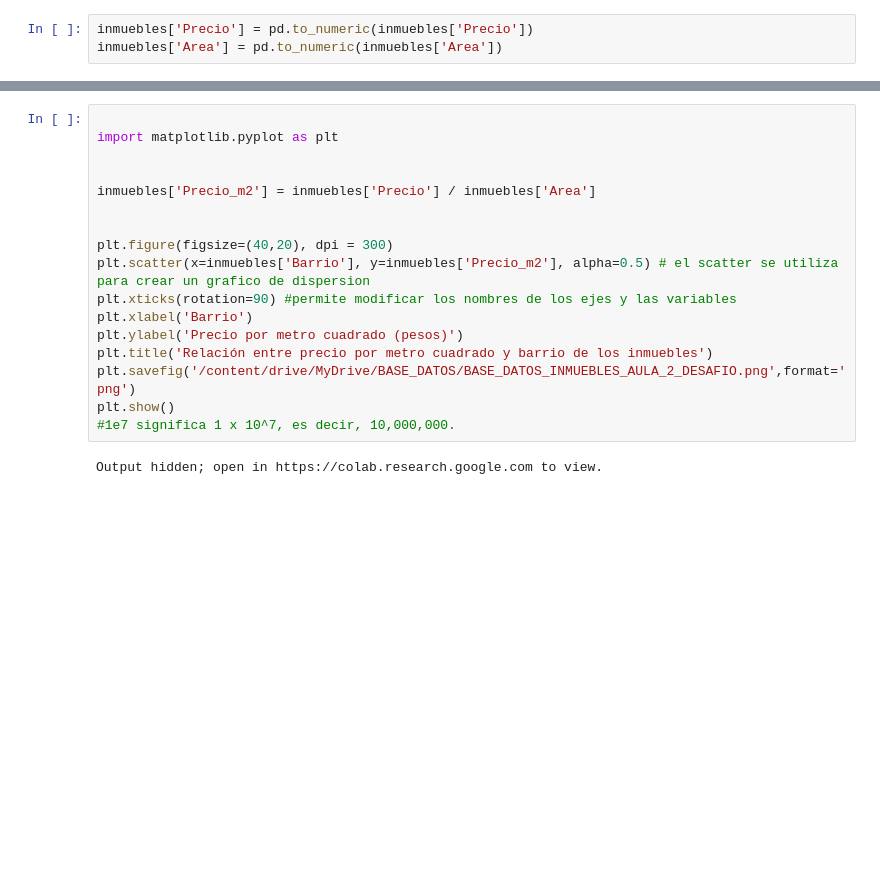
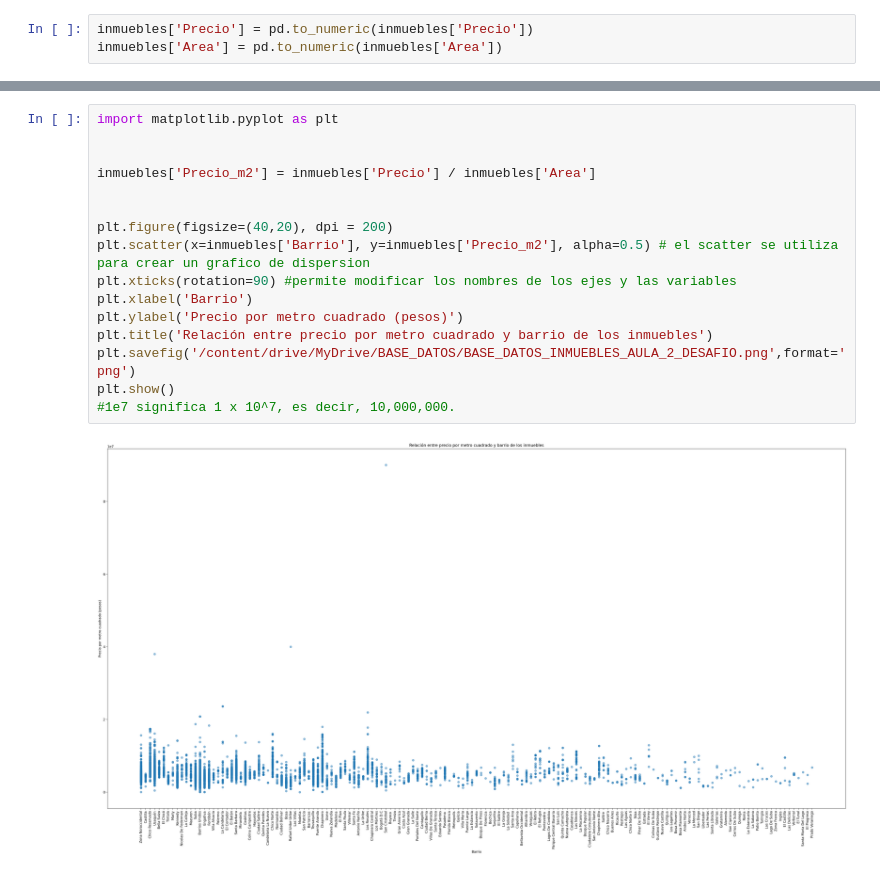
Before and after one commit to camiloGarcia12/INMERSION_DATOS_ALURA, a Jupyter notebook: BASE_DATOS_INMUEBLES_AULA_1.ipynb, the cells around one changed output, grey strips where cells are left out. Saved outputs shown, nothing was run; the diff lists cells and outputs as text; blank space fills up the shorter version.

```diff
--- a/BASE_DATOS_INMUEBLES_AULA_1.ipynb
+++ b/BASE_DATOS_INMUEBLES_AULA_1.ipynb
@@ -402,19 +451,18 @@ inmuebles['Area'] = pd.to_numeric(inmuebles['Area'])
 # %%
-
 import matplotlib.pyplot as plt
 
 
 inmuebles['Precio_m2'] = inmuebles['Precio'] / inmuebles['Area']
 
 
-plt.figure(figsize=(40,20), dpi = 300)
+plt.figure(figsize=(40,20), dpi = 200)
 plt.scatter(x=inmuebles['Barrio'], y=inmuebles['Precio_m2'], alpha=0.5) # el scatter se utiliza para crear un grafico de dispersion
 plt.xticks(rotation=90) #permite modificar los nombres de los ejes y las variables
 plt.xlabel('Barrio')
 plt.ylabel('Precio por metro cuadrado (pesos)')
 plt.title('Relación entre precio por metro cuadrado y barrio de los inmuebles')
 plt.savefig('/content/drive/MyDrive/BASE_DATOS/BASE_DATOS_INMUEBLES_AULA_2_DESAFIO.png',format='png')
 plt.show()
 #1e7 significa 1 x 10^7, es decir, 10,000,000.
 # %% [output]
-Output hidden; open in https://colab.research.google.com to view.
+[figure, added]
```
Also changed, not shown: parts of 2 cells of this notebook, 1 other file.
